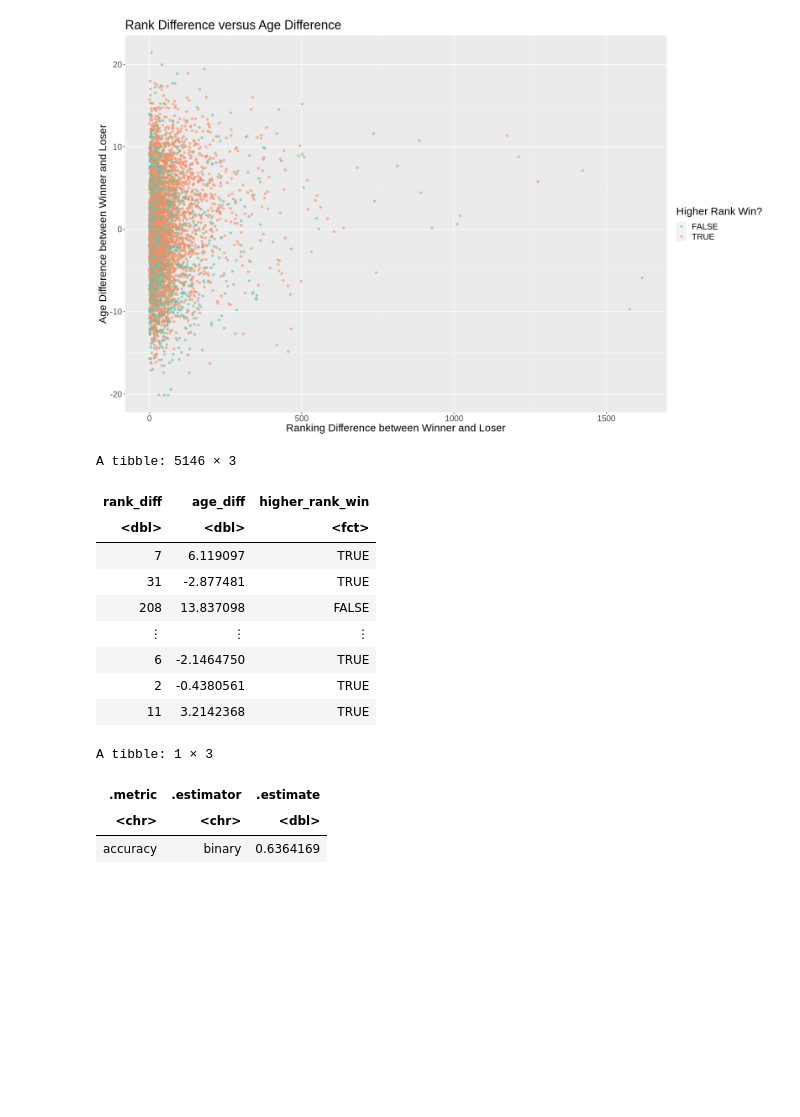
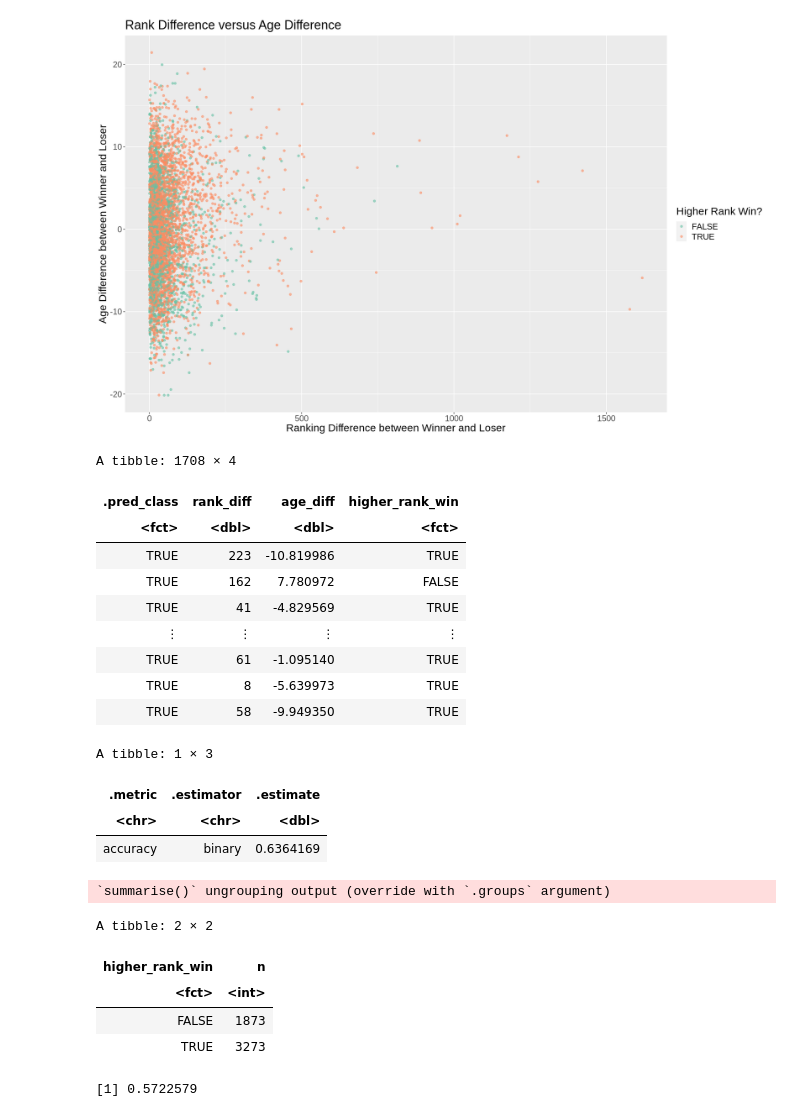
Before and after one commit to nitahieb/dsci100project, a Jupyter notebook: project.ipynb, the cells around one changed output. Cells and saved outputs as stored; diff of their text form; code cells hidden in the pictures; blank space fills up the shorter version.

Commit message:
issues with predictor

```diff
--- a/project.ipynb
+++ b/project.ipynb
@@ -16,10 +16,18 @@ Warning message:
 # %%
 ## cleaning and wrangling data
 ## removed unneccessary columns and mutated columns for which we would use for our data analyses
+
+# in addition, we also needed to convert <lgl> data type to <fct> data type
+
+# this is something that we noticed while beginning the n-fold cross validation on the training data
+
+# even though we are working with logicals for our predictor variables, in order to perform KNN and
+# n-fold cross validation, we need to convert our <lgl> data type into <fct> data type for KNN to work.
+
 tennis_data <- tennis_data_raw %>%
     select(-X1) %>%
     mutate(rank_diff = abs((winner_rank - loser_rank)), age_diff = (winner_age - loser_age)) %>%
-    mutate(higher_rank_win = (winner_rank < loser_rank)) %>%
+    mutate(higher_rank_win = as.factor(winner_rank < loser_rank)) %>%
     select(rank_diff, age_diff, higher_rank_win)
 # %%
 ## setting seed to keep data random
@@ -87,30 +95,6 @@ tennis_train_plot <- tennis_train %>%
 tennis_train_plot
 # %% [output]
 [figure]
-# %%
-# converting <lgl> data type to <fct> data type
-
-# even though we are working with logicals for our predictor variables, in order to perform KNN, we need to
-# convert our <lgl> data type into <fct> data type for KNN to work.
-
-# we are not able to perform n-fold cross validation or classification through K-Nearest Neighbors without
-# our data in <fct>
-tennis_train <- tennis_train %>%
-                mutate(higher_rank_win = as.factor(higher_rank_win))
-tennis_test <- tennis_test %>%
-                mutate(higher_rank_win = as.factor(higher_rank_win))
-tennis_train
-# %% [output]
-A tibble: 5146 × 3
-| rank_diff | age_diff | higher_rank_win |
-| <dbl> | <dbl> | <fct> |
-| 7 | 6.119097 | TRUE |
-| 31 | -2.877481 | TRUE |
-| 208 | 13.837098 | FALSE |
-| ⋮ | ⋮ | ⋮ |
-| 6 | -2.1464750 | TRUE |
-| 2 | -0.4380561 | TRUE |
-| 11 | 3.2142368 | TRUE |
 # %%
 set.seed(4532)
 
@@ -172,34 +157,68 @@ accuracy_vs_k <- accuracies %>%
 # %%
 # working with testing data and new K value
 
 # creating new recipe using testing tennis data set
 tennis_test_recipe <- recipe(higher_rank_win ~ age_diff + rank_diff, data = tennis_test) %>%
                 step_scale(all_predictors()) %>%
                 step_center(all_predictors())
 
 # recreating K-Nearest Neighbors Classification Specification for testing data
 knn_test_spec <- nearest_neighbor(weight_func = "rectangular", neighbors = 170) %>%
                     set_engine("kknn") %>%
                     set_mode("classification")
 
 # retraining classifier using new recipe, model specification, and testing data
 tennis_test_fit <- workflow() %>%
             add_recipe(tennis_test_recipe) %>%
             add_model(knn_test_spec) %>%
             fit(data = tennis_test)
 
 # binding predictions to testing data
 tennis_predictions <- predict(tennis_test_fit, tennis_test) %>%
                         bind_cols(tennis_test)
+tennis_predictions
 
 # extracting prediction accuracy of the classifier
 tennis_metrics <- tennis_predictions %>%
                         metrics(truth = higher_rank_win, estimate = .pred_class) %>%
                         filter(.metric == "accuracy")
 tennis_metrics
 # the classifier we have trained is 63.64% accurate
+
+# in comparison, we can compare our classifier to the intial majority proportions between true or false
+# this will help us compare if our classifier is more likely to predict the correct label for if a
+# higher ranked tennis player will win their match.
+majority_metrics <- tennis_train %>%
+                    group_by(higher_rank_win) %>%
+                    summarize(n = n())
+majority_metrics
+
+# calculating the majority proportion between FALSE and TRUE
+majority_metric = 1873/3273
+majority_metric
+
+# 57.23% majority proportions compared to our classifier's 63.64% prediction accuracy shows that our
+# predictive model is slightly more accurate at guessing if the higher ranked tennis player will win
+# in comparison to guessing by comparing the differences in rank and age.
 # %% [output]
-A tibble: 1 × 3
+A tibble: 1708 × 4
-| .metric | .estimator | .estimate |
-| <chr> | <chr> | <dbl> |
-| accuracy | binary | 0.6364169 |
+| .pred_class | rank_diff | age_diff | higher_rank_win |
+| <fct> | <dbl> | <dbl> | <fct> |
+| TRUE | 223 | -10.819986 | TRUE |
+| TRUE | 162 | 7.780972 | FALSE |
+| TRUE | 41 | -4.829569 | TRUE |
+| ⋮ | ⋮ | ⋮ | ⋮ |
+| TRUE | 61 | -1.095140 | TRUE |
+| TRUE | 8 | -5.639973 | TRUE |
+| TRUE | 58 | -9.949350 | TRUE |
+A tibble: 1 × 3
+| .metric | .estimator | .estimate |
+| <chr> | <chr> | <dbl> |
+| accuracy | binary | 0.6364169 |
+`summarise()` ungrouping output (override with `.groups` argument)
+A tibble: 2 × 2
+| higher_rank_win | n |
+| <fct> | <int> |
+| FALSE | 1873 |
+| TRUE | 3273 |
+[1] 0.5722579
```
Also changed, not shown: parts of 4 cells of this notebook.
